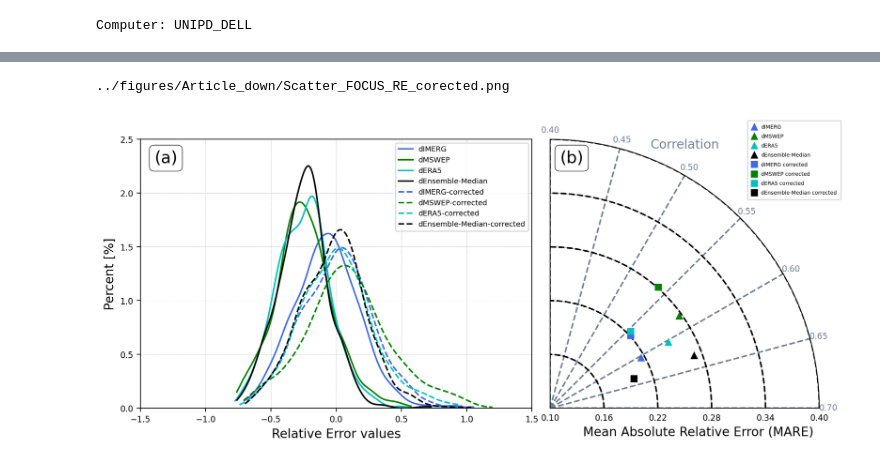
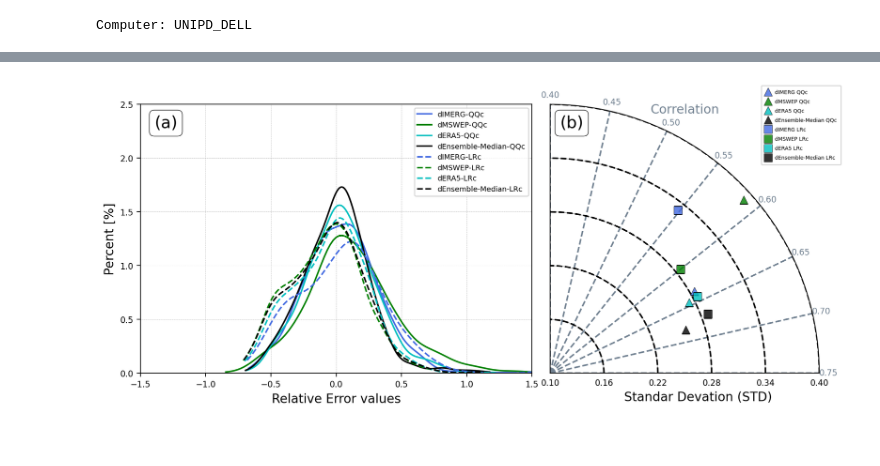
Before and after one commit to mhacarthur/downpy, a Jupyter notebook: 3_new/2_bias_V_analysis.ipynb, the cells around one changed output, grey strips where cells are left out. Cells and saved outputs as stored; diff of their text form; code cells hidden in the pictures.

```diff
--- a/3_new/2_bias_V_analysis.ipynb
+++ b/3_new/2_bias_V_analysis.ipynb
@@ -22,6 +22,7 @@ import warnings
 warnings.filterwarnings('ignore')
 # %%
 correction1, nameout1, label1 = 'quantile-quantile', 'QQc', 'ISIMIP_QM'
+correction2, nameout2, label2 = 'linear-regression', 'LRc', 'Linear Regression'
 # %%
 COMPUTERNAME = os.environ['COMPUTERNAME']
 print(f'Computer: {COMPUTERNAME}')
@@ -67,7 +68,8 @@ def get_relative_error_list(product, dir_base, seed, list_remove, val_max=1.1, c
     # The list bellow is the rain gauges with suspect data
 
     if corrected == True:
-        hdf5_file = os.path.join(dir_base,'statistics',f'statistics_obs_{product}_corrected_{corr_method}_{str(seed).zfill(4)}.h5')
+        # hdf5_file = os.path.join(dir_base,'statistics',f'statistics_obs_{product}_corrected_{corr_method}_{str(seed).zfill(4)}.h5')
+        hdf5_file = os.path.join(dir_base,'statistics','TEST',f'statistics_obs_{product}_corrected_{corr_method}_{str(seed).zfill(4)}.h5')
     else:
         hdf5_file = os.path.join(dir_base,'statistics',f'statistics_obs_{product}.h5')
 
@@ -165,3 +323,5 @@ DF_ENSEMBLE_MEDIAN_QQc = get_relative_error_list('ENSEMBLE_ALL_median',dir_, see
 # %%
-RSR_RAW_compare, RSR_DOWN_compare = ART_sta.Statistics_RAW_DOWN(DF_IMERG, DF_CMORPH, DF_MSWEP, DF_ERA5, DF_GSMaP, DF_CHIRPS, DF_ENSEMBLE_MEAN, DF_ENSEMBLE_MEDIAN)
-RSR_RAW_compare_QQc, RSR_DOWN_compare_QQc = ART_sta.Statistics_RAW_DOWN(DF_IMERG_QQc, DF_CMORPH_QQc, DF_MSWEP_QQc, DF_ERA5_QQc, DF_GSMaP_QQc, DF_CHIRPS_QQc, DF_ENSEMBLE_MEAN_QQc, DF_ENSEMBLE_MEDIAN_QQc)
+# RSR_RAW_compare, RSR_DOWN_compare = ART_sta.Statistics_RAW_DOWN(DF_IMERG, DF_CMORPH, DF_MSWEP, DF_ERA5, DF_GSMaP, DF_CHIRPS, DF_ENSEMBLE_MEAN, DF_ENSEMBLE_MEDIAN)
+RSR_DOWN_compare = Statistics_RAW_DOWN(DF_IMERG, DF_CMORPH, DF_MSWEP, DF_ERA5, DF_GSMaP, DF_CHIRPS, DF_ENSEMBLE_MEAN, DF_ENSEMBLE_MEDIAN)
+RSR_DOWN_compare_QQc = Statistics_RAW_DOWN(DF_IMERG_QQc, DF_CMORPH_QQc, DF_MSWEP_QQc, DF_ERA5_QQc, DF_GSMaP_QQc, DF_CHIRPS_QQc, DF_ENSEMBLE_MEAN_QQc, DF_ENSEMBLE_MEDIAN_QQc)
+RSR_DOWN_compare_LRc = Statistics_RAW_DOWN(DF_IMERG_LRc, DF_CMORPH_LRc, DF_MSWEP_LRc, DF_ERA5_LRc, DF_GSMaP_LRc, DF_CHIRPS_LRc, DF_ENSEMBLE_MEAN_LRc, DF_ENSEMBLE_MEDIAN_LRc)
@@ -490,9 +814,15 @@ RSR_DOWN_compare_QQc_filter['Dataset'] = RSR_DOWN_compare_QQc_filter['Dataset'].
 # %%
-RSR_ALL = pd.concat(
+RSR_OBS_QQc = pd.concat(
     [RSR_DOWN_compare_filter, RSR_DOWN_compare_QQc_filter],
     axis=0,
     ignore_index=True
 )
+
+RSR_QQc_LRc = pd.concat(
+    [RSR_DOWN_compare_QQc_filter, RSR_DOWN_compare_LRc_filter],
+    axis=0,
+    ignore_index=True
+)
 # %%
 colors = ['royalblue','r', 'g', 'c', 'y', 'purple', 'orange', 'cyan']
 colors_T = [colors[0], colors[2], colors[3], 'k', colors[0], colors[2], colors[3], 'k']
@@ -512,27 +975,38 @@ RSR_ALL
 # %%
+markers_T = ['^', '^', '^', '^', 's', 's', 's', 's']
+
 fig = plt.figure(figsize=(11,4),dpi=200)
 gs = gridspec.GridSpec(1,2)
 
 # ==========================================================================================================
 ax1 = plt.subplot(gs[0, 0])
 
-sns.kdeplot(DF_IMERG.RER,color=colors[0],cumulative=False,fill=False,multiple="stack",ax=ax1,label=f'dIMERG',
-            clip=(np.nanmin(np.array(DF_IMERG.RER)), np.nanmax(np.array(DF_IMERG.RER))))
-sns.kdeplot(DF_MSWEP.RER,color=colors[2],cumulative=False,fill=False,multiple="stack",ax=ax1,label=f'dMSWEP',
-            clip=(np.nanmin(np.array(DF_MSWEP.RER)), np.nanmax(np.array(DF_MSWEP.RER))))
-sns.kdeplot(DF_ERA5.RER,color=colors[3],cumulative=False,fill=False,multiple="stack",ax=ax1,label=f'dERA5',
-            clip=(np.nanmin(np.array(DF_ERA5.RER)), np.nanmax(np.array(DF_ERA5.RER))))
-sns.kdeplot(DF_ENSEMBLE_MEDIAN.RED,color='k',cumulative=False,fill=False,multiple="stack",ax=ax1,label=f'dEnsemble-Median',
-            clip=(np.nanmin(np.array(DF_ENSEMBLE_MEDIAN.RED)), np.nanmax(np.array(DF_ENSEMBLE_MEDIAN.RED))))
+# sns.kdeplot(DF_IMERG.RER,color=colors[0],cumulative=False,fill=False,multiple="stack",ax=ax1,label=f'dIMERG',
+#             clip=(np.nanmin(np.array(DF_IMERG.RER)), np.nanmax(np.array(DF_IMERG.RER))))
+# sns.kdeplot(DF_MSWEP.RER,color=colors[2],cumulative=False,fill=False,multiple="stack",ax=ax1,label=f'dMSWEP',
+#             clip=(np.nanmin(np.array(DF_MSWEP.RER)), np.nanmax(np.array(DF_MSWEP.RER))))
+# sns.kdeplot(DF_ERA5.RER,color=colors[3],cumulative=False,fill=False,multiple="stack",ax=ax1,label=f'dERA5',
+#             clip=(np.nanmin(np.array(DF_ERA5.RER)), np.nanmax(np.array(DF_ERA5.RER))))
+# sns.kdeplot(DF_ENSEMBLE_MEDIAN.RED,color='k',cumulative=False,fill=False,multiple="stack",ax=ax1,label=f'dEnsemble-Median',
+#             clip=(np.nanmin(np.array(DF_ENSEMBLE_MEDIAN.RED)), np.nanmax(np.array(DF_ENSEMBLE_MEDIAN.RED))))
 
-sns.kdeplot(DF_IMERG_QQc.RED,color=colors[0], linestyle='--',cumulative=False,fill=False,multiple="stack",ax=ax1,label=f'dIMERG-corrected',
+sns.kdeplot(DF_IMERG_QQc.RED,color=colors[0], linestyle='-',cumulative=False,fill=False,multiple="stack",ax=ax1,label=f'dIMERG-QQc',
             clip=(np.nanmin(np.array(DF_IMERG_QQc.RED)), np.nanmax(np.array(DF_IMERG_QQc.RED))))
-sns.kdeplot(DF_MSWEP_QQc.RED,color=colors[2], linestyle='--',cumulative=False,fill=False,multiple="stack",ax=ax1,label=f'dMSWEP-corrected',
+sns.kdeplot(DF_MSWEP_QQc.RED,color=colors[2], linestyle='-',cumulative=False,fill=False,multiple="stack",ax=ax1,label=f'dMSWEP-QQc',
             clip=(np.nanmin(np.array(DF_MSWEP_QQc.RED)), np.nanmax(np.array(DF_MSWEP_QQc.RED))))
-sns.kdeplot(DF_ERA5_QQc.RED,color=colors[3], linestyle='--',cumulative=False,fill=False,multiple="stack",ax=ax1,label=f'dERA5-corrected',
+sns.kdeplot(DF_ERA5_QQc.RED,color=colors[3], linestyle='-',cumulative=False,fill=False,multiple="stack",ax=ax1,label=f'dERA5-QQc',
             clip=(np.nanmin(np.array(DF_ERA5_QQc.RED)), np.nanmax(np.array(DF_ERA5_QQc.RED))))
-sns.kdeplot(DF_ENSEMBLE_MEDIAN_QQc.RED,color='k', linestyle='--',cumulative=False,fill=False,multiple="stack",ax=ax1,label=f'dEnsemble-Median-corrected',
+sns.kdeplot(DF_ENSEMBLE_MEDIAN_QQc.RED,color='k', linestyle='-',cumulative=False,fill=False,multiple="stack",ax=ax1,label=f'dEnsemble-Median-QQc',
             clip=(np.nanmin(np.array(DF_ENSEMBLE_MEDIAN_QQc.RED)), np.nanmax(np.array(DF_ENSEMBLE_MEDIAN_QQc.RED))))
+
+sns.kdeplot(DF_IMERG_LRc.RED,color=colors[0], linestyle='--',cumulative=False,fill=False,multiple="stack",ax=ax1,label=f'dIMERG-LRc',
+            clip=(np.nanmin(np.array(DF_IMERG_LRc.RED)), np.nanmax(np.array(DF_IMERG_LRc.RED))))
+sns.kdeplot(DF_MSWEP_LRc.RED,color=colors[2], linestyle='--',cumulative=False,fill=False,multiple="stack",ax=ax1,label=f'dMSWEP-LRc',
+            clip=(np.nanmin(np.array(DF_MSWEP_LRc.RED)), np.nanmax(np.array(DF_MSWEP_LRc.RED))))
+sns.kdeplot(DF_ERA5_LRc.RED,color=colors[3], linestyle='--',cumulative=False,fill=False,multiple="stack",ax=ax1,label=f'dERA5-LRc',
+            clip=(np.nanmin(np.array(DF_ERA5_LRc.RED)), np.nanmax(np.array(DF_ERA5_LRc.RED))))
+sns.kdeplot(DF_ENSEMBLE_MEDIAN_LRc.RED,color='k', linestyle='--',cumulative=False,fill=False,multiple="stack",ax=ax1,label=f'dEnsemble-Median-LRc',
+            clip=(np.nanmin(np.array(DF_ENSEMBLE_MEDIAN_LRc.RED)), np.nanmax(np.array(DF_ENSEMBLE_MEDIAN_LRc.RED))))
 
 ax1.set_ylabel('Percent [%]',fontsize=12)
 ax1.set_xlabel('Relative Error values',fontsize=12)
@@ -558,8 +1032,8 @@ rmin = 0.1
 rmax = 0.4
 
 c_min = 0.4
-c_max = 0.7
-correlations = np.arange(0.4, 0.75, 0.05)
+c_max = 0.75
+correlations = np.arange(c_min, c_max + 0.05, 0.05)
 
 for c in correlations:
     theta = (c_max - c) / (c_max - c_min) * (np.pi/2)
@@ -576,9 +1050,12 @@ for r in radial_ticks:
 ax1.xaxis.set_visible(False)
 
 # --- PUNTOS DE MODELOS ---
-for rmse_val, corr_val, lab, co, ma in zip(RSR_ALL.MARE.values, RSR_ALL.CORR.values, RSR_ALL.Dataset.values, colors_T, markers_T):
+for rmse_val, corr_val, lab, co, ma in zip(RSR_QQc_LRc.STD.values, RSR_QQc_LRc.CORR.values, RSR_QQc_LRc.Dataset.values, colors_T, markers_T):
     theta = (c_max - corr_val) / (c_max - c_min) * (np.pi/2)
-    ax1.plot(theta, rmse_val, ma, markersize=6, label=f'{lab}', color=co)
+    ax1.plot(theta, rmse_val, ma, markersize=8,
+            markeredgecolor='black',
+            markeredgewidth=0.4,
+            alpha=0.8, label=f'{lab}', color=co)
 
 # --- LÍMITES Y DIRECCIÓN ---
 ax1.set_thetamin(0)
@@ -594,39 +1071,36 @@ ax1.tick_params(axis='both', which='major', labelsize=8, pad=2)
 ax1.grid(True)
 
 # plt.legend(fontsize=5, ncol=1, loc='upper right', bbox_to_anchor=(1.09, 1.08))
 plt.legend(fontsize=5,
             ncol=1,
             loc='upper right',
             bbox_to_anchor=(1.09, 1.08),
             handlelength=1.0,      # Longitud de la línea del símbolo
             handletextpad=0.8,     # Espacio entre símbolo y texto
             borderpad=0.8,         # Padding interno
             labelspacing=0.8)      # Espacio entre etiquetas
 
 # --- LABELS ---
-ax1.text(0.55, -0.09, "Mean Absolute Relative Error (MARE)", transform=ax1.transAxes,
-        ha="center", va="center", fontsize=12)
-# ax1.text(0.55, -0.09, "Standar Devation (STD)", transform=ax1.transAxes,
-#         ha="center", va="center", fontsize=12)
+# ax1.text(0.55, -0.09, "Mean Absolute Relative Error (MARE)", transform=ax1.transAxes,ha="center", va="center", fontsize=12)
+ax1.text(0.55, -0.09, "Standar Devation (STD)", transform=ax1.transAxes,ha="center", va="center", fontsize=12)
 
 ax1.text(0.5, 0.98, "Correlation", transform=ax1.transAxes,
         ha="center", va="center", rotation=0, fontsize=12, color='slategrey')
 
 ax1.text(0.08, 0.93, '(b)',
             fontsize=16, ha='center', va='center',
             transform=ax1.transAxes, zorder=20,
             bbox=dict(boxstyle="round,pad=0.3",
                 facecolor="white",
                 alpha=1,
                 edgecolor="black",
                 linewidth=0.5))
 
 # ============================================================================================================================
 plt.subplots_adjust(left=0.05, bottom=0.05, right=0.95, top=0.95, wspace=-0.11, hspace=-0.2)
 
-salida = '../figures/Article_down/Scatter_FOCUS_RE_corected.png'
-print(salida)
-plt.savefig(salida,transparent = False,bbox_inches ='tight',pad_inches = 0.1, facecolor=None)
+# salida = '../figures/Article_down/Scatter_FOCUS_RE_corected.png'
+# print(salida)
+# plt.savefig(salida,transparent = False,bbox_inches ='tight',pad_inches = 0.1, facecolor=None)
 # %% [output]
-../figures/Article_down/Scatter_FOCUS_RE_corected.png
-[figure, old version]
+[figure, new version]
```
Also changed, not shown: parts of 20 cells of this notebook, 9 other files.
